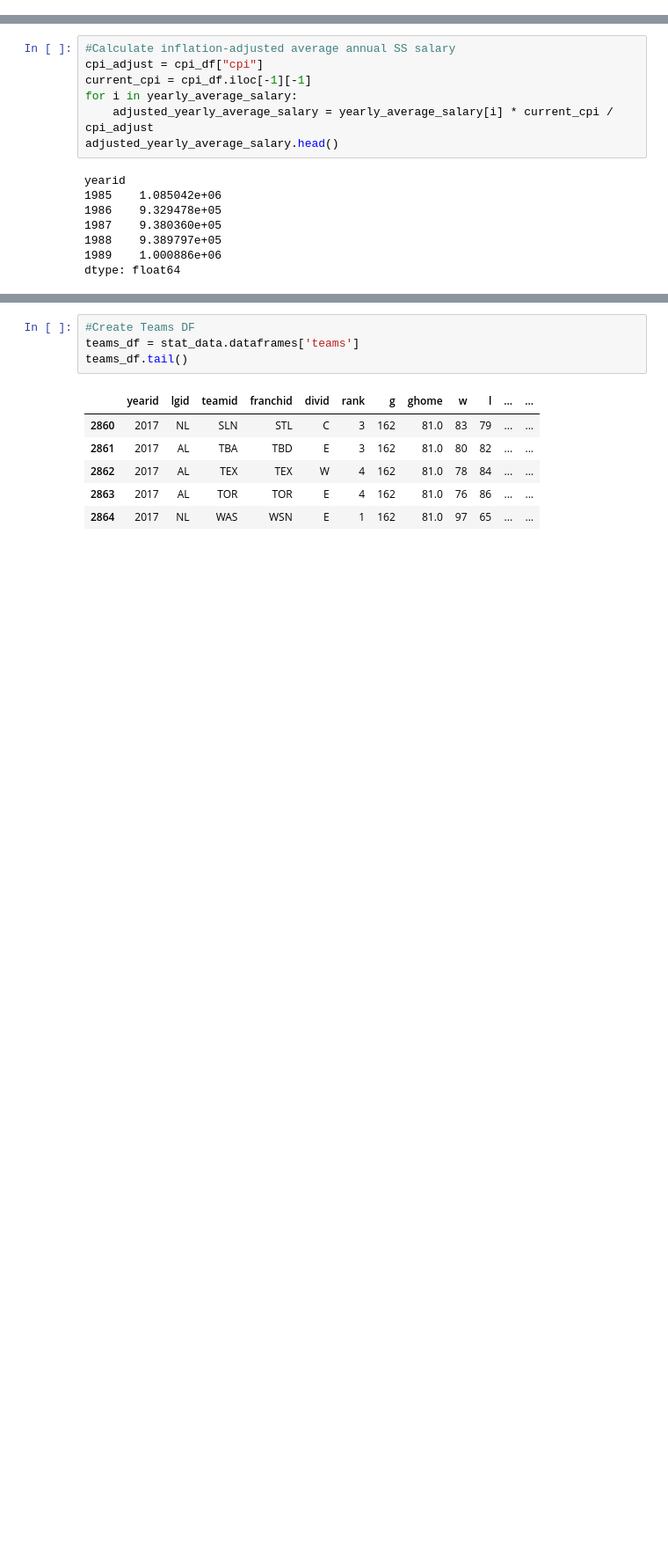
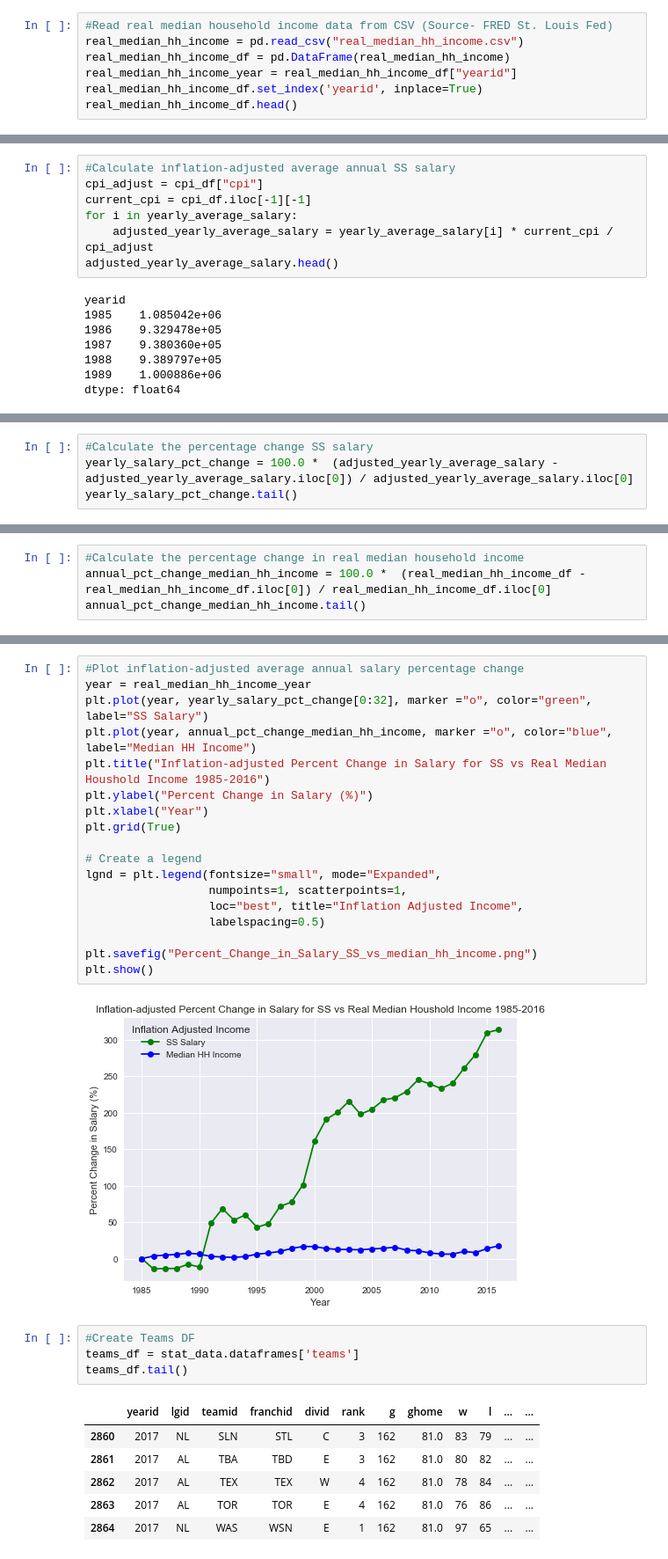
Before and after one commit to javierl79/project_1, a Jupyter notebook: Project One.ipynb, the cells around one changed output, grey strips where cells are left out. Shown at 88% size. Saved outputs shown, nothing was run; the diff lists cells and outputs as text; blank space fills up the shorter version.

Commit message:
Adding median hh income data and png files of plots, updating ipynb

```diff
--- a/Project One.ipynb
+++ b/Project One.ipynb
@@ -84,3 +84,10 @@ cpi_df.head()
 | 1987 | 113.6 |
 | 1988 | 118.3 |
 | 1989 | 124.0 |
+# %%
+#Read real median household income data from CSV (Source- FRED St. Louis Fed)
+real_median_hh_income = pd.read_csv("real_median_hh_income.csv")
+real_median_hh_income_df = pd.DataFrame(real_median_hh_income)
+real_median_hh_income_year = real_median_hh_income_df["yearid"]
+real_median_hh_income_df.set_index('yearid', inplace=True)
+real_median_hh_income_df.head()
@@ -112,3 +128,7 @@ plt.grid(True)
 plt.show()
 # %% [output]
 [figure]
+# %%
+#Calculate the percentage change SS salary
+yearly_salary_pct_change = 100.0 *  (adjusted_yearly_average_salary - adjusted_yearly_average_salary.iloc[0]) / adjusted_yearly_average_salary.iloc[0]
+yearly_salary_pct_change.tail()
@@ -114,0 +143,4 @@ plt.show()
+# %%
+#Calculate the percentage change in real median household income
+annual_pct_change_median_hh_income = 100.0 *  (real_median_hh_income_df - real_median_hh_income_df.iloc[0]) / real_median_hh_income_df.iloc[0]
+annual_pct_change_median_hh_income.tail()
@@ -115,3 +155,23 @@ plt.show()
+# %%
+#Plot inflation-adjusted average annual salary percentage change
+year = real_median_hh_income_year
+plt.plot(year, yearly_salary_pct_change[0:32], marker ="o", color="green", label="SS Salary")
+plt.plot(year, annual_pct_change_median_hh_income, marker ="o", color="blue", label="Median HH Income")
+plt.title("Inflation-adjusted Percent Change in Salary for SS vs Real Median Houshold Income 1985-2016")
+plt.ylabel("Percent Change in Salary (%)")
+plt.xlabel("Year")
+plt.grid(True)
+
+# Create a legend
+lgnd = plt.legend(fontsize="small", mode="Expanded",
+                  numpoints=1, scatterpoints=1,
+                  loc="best", title="Inflation Adjusted Income",
+                  labelspacing=0.5)
+
+plt.savefig("Percent_Change_in_Salary_SS_vs_median_hh_income.png")
+plt.show()
+# %% [output]
+[figure, added]
 # %%
 #Create Teams DF
 teams_df = stat_data.dataframes['teams']
```
Also changed, not shown: parts of 7 cells of this notebook, 4 other files.
